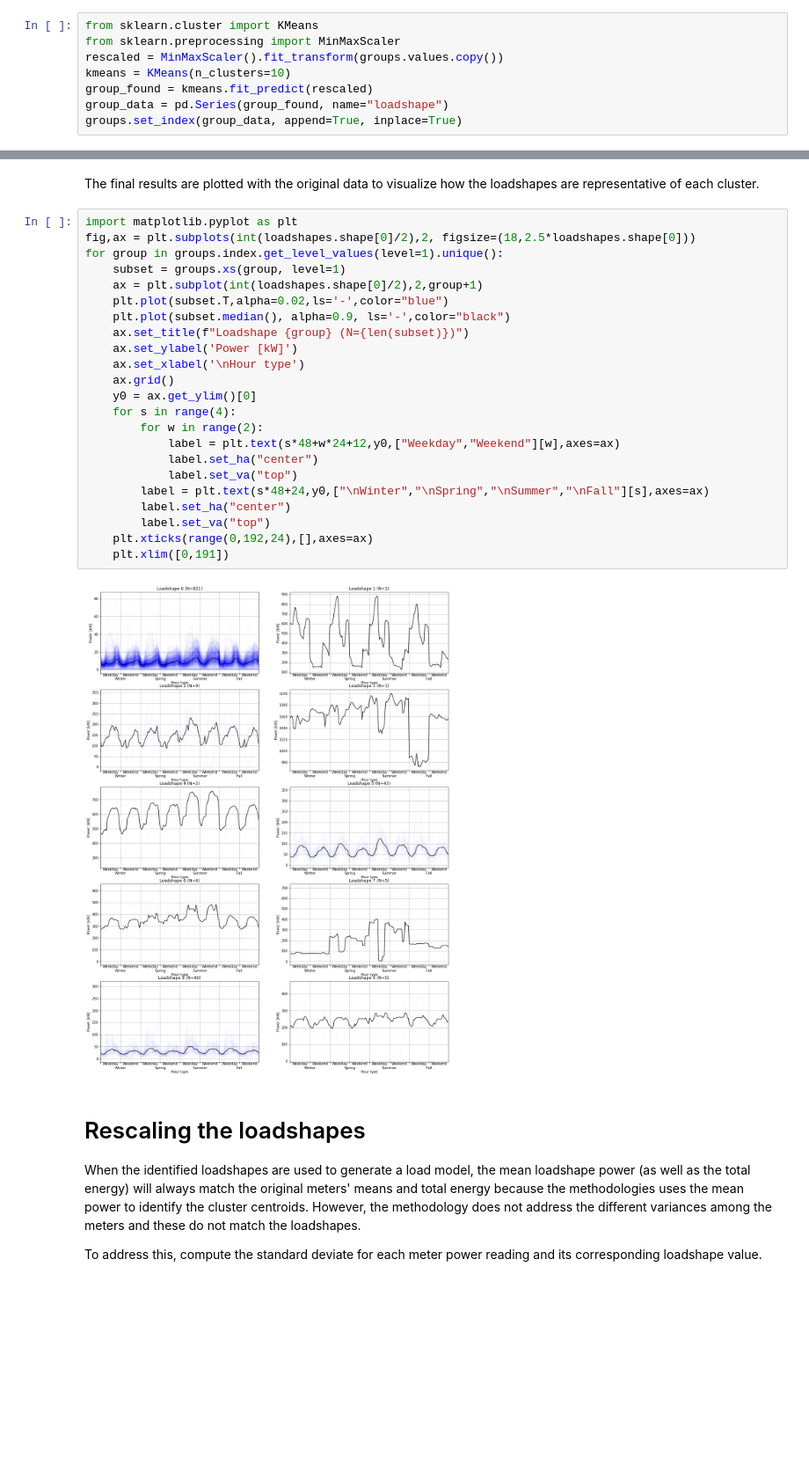
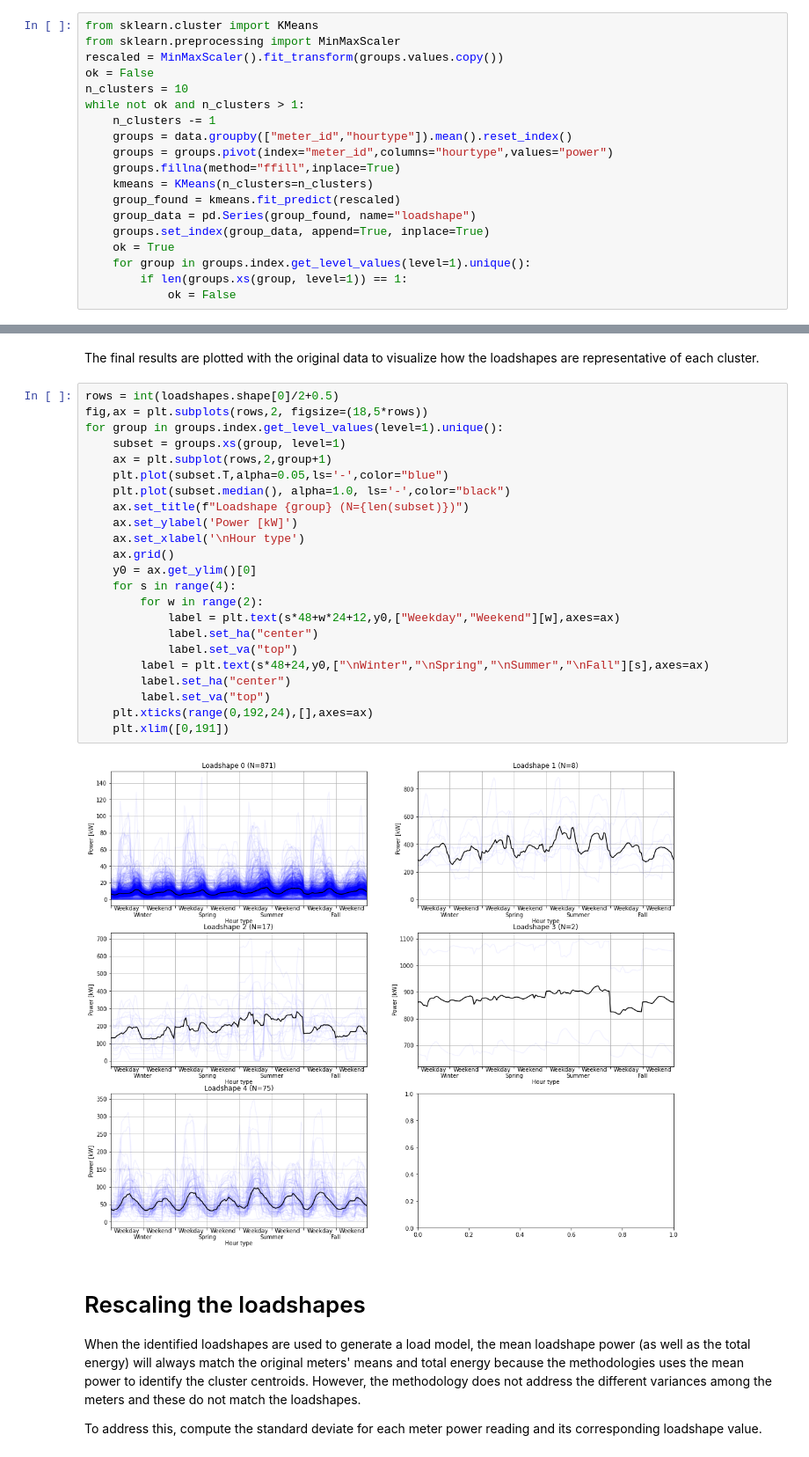
Before and after one commit to openfido/loadshape, a Jupyter notebook: docs/Generating loadshapes from AMI data.ipynb, the cells around one changed output, grey strips where cells are left out. Shown at 88% size. Drawn from its saved outputs; the diff is of its cells as text; blank space fills up the shorter version.

```diff
--- a/docs/Generating loadshapes from AMI data.ipynb
+++ b/docs/Generating loadshapes from AMI data.ipynb
@@ -121,10 +127,21 @@ The next task is to find the clusters that partition this dataset in loadshapes
 from sklearn.cluster import KMeans
 from sklearn.preprocessing import MinMaxScaler
 rescaled = MinMaxScaler().fit_transform(groups.values.copy())
-kmeans = KMeans(n_clusters=10)
-group_found = kmeans.fit_predict(rescaled)
-group_data = pd.Series(group_found, name="loadshape")
-groups.set_index(group_data, append=True, inplace=True)
+ok = False
+n_clusters = 10
+while not ok and n_clusters > 1:
+    n_clusters -= 1
+    groups = data.groupby(["meter_id","hourtype"]).mean().reset_index()
+    groups = groups.pivot(index="meter_id",columns="hourtype",values="power")
+    groups.fillna(method="ffill",inplace=True)
+    kmeans = KMeans(n_clusters=n_clusters)
+    group_found = kmeans.fit_predict(rescaled)
+    group_data = pd.Series(group_found, name="loadshape")
+    groups.set_index(group_data, append=True, inplace=True)
+    ok = True
+    for group in groups.index.get_level_values(level=1).unique():
+        if len(groups.xs(group, level=1)) == 1:
+            ok = False
 # %% [markdown]
 A histogram of the loadshapes found shows that only a few loadshapes are common and the remaining ones are idiosyncratic.
 # %%
@@ -158,30 +172,30 @@ loadshapes
 # %% [markdown]
 The final results are plotted with the original data to visualize how the loadshapes are representative of each cluster.
 # %%
-import matplotlib.pyplot as plt
-fig,ax = plt.subplots(int(loadshapes.shape[0]/2),2, figsize=(18,2.5*loadshapes.shape[0]))
+rows = int(loadshapes.shape[0]/2+0.5)
+fig,ax = plt.subplots(rows,2, figsize=(18,5*rows))
 for group in groups.index.get_level_values(level=1).unique():
     subset = groups.xs(group, level=1)
-    ax = plt.subplot(int(loadshapes.shape[0]/2),2,group+1)
-    plt.plot(subset.T,alpha=0.02,ls='-',color="blue")
-    plt.plot(subset.median(), alpha=0.9, ls='-',color="black")
+    ax = plt.subplot(rows,2,group+1)
+    plt.plot(subset.T,alpha=0.05,ls='-',color="blue")
+    plt.plot(subset.median(), alpha=1.0, ls='-',color="black")
     ax.set_title(f"Loadshape {group} (N={len(subset)})")
     ax.set_ylabel('Power [kW]')
     ax.set_xlabel('\nHour type')
     ax.grid()
     y0 = ax.get_ylim()[0]
     for s in range(4):
         for w in range(2):
             label = plt.text(s*48+w*24+12,y0,["Weekday","Weekend"][w],axes=ax)
             label.set_ha("center")
             label.set_va("top")
         label = plt.text(s*48+24,y0,["\nWinter","\nSpring","\nSummer","\nFall"][s],axes=ax)
         label.set_ha("center")
         label.set_va("top")
     plt.xticks(range(0,192,24),[],axes=ax)
     plt.xlim([0,191])
 # %% [output]
-[figure, old version]
+[figure, new version]
 # %% [markdown]
 # Rescaling the loadshapes
 
```
Also changed, not shown: parts of 10 cells of this notebook.
